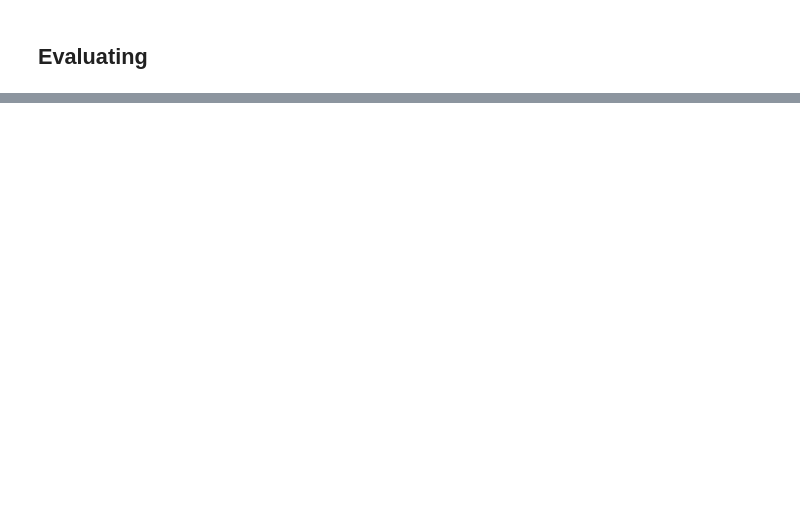
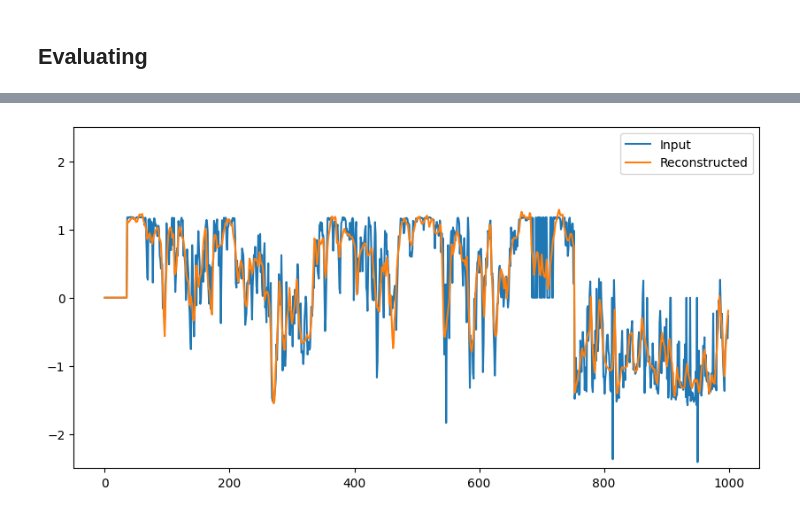
Before and after one commit to BuiHoangTu/ul.bds.NormalBehaviorMonitor, a Jupyter notebook: dev.ipynb, the cells around one changed output, grey strips where cells are left out. Saved outputs shown, nothing was run; the diff lists cells and outputs as text; code cells hidden in the pictures; blank space fills up the shorter version.

```diff
--- a/dev.ipynb
+++ b/dev.ipynb
@@ -373,3 +433,15 @@ with torch.no_grad():
+# %%
+a = 5700
+b = a + 1000
+
+plt.figure(figsize=(10, 5))
+plt.plot(rotIn[a:b], label="Input")
+plt.plot(rotOut[a:b], label="Reconstructed")
+plt.ylim(-2.5, 2.5)
+plt.legend()
+plt.show()
+# %% [output]
+[figure, added]
 # %%
 tempIn, tempOut = zip(*sorted(zip(tempIn, tempOut)))
 rotIn, rotOut = zip(*sorted(zip(rotIn, rotOut)))
```
Also changed, not shown: parts of 8 cells of this notebook.
